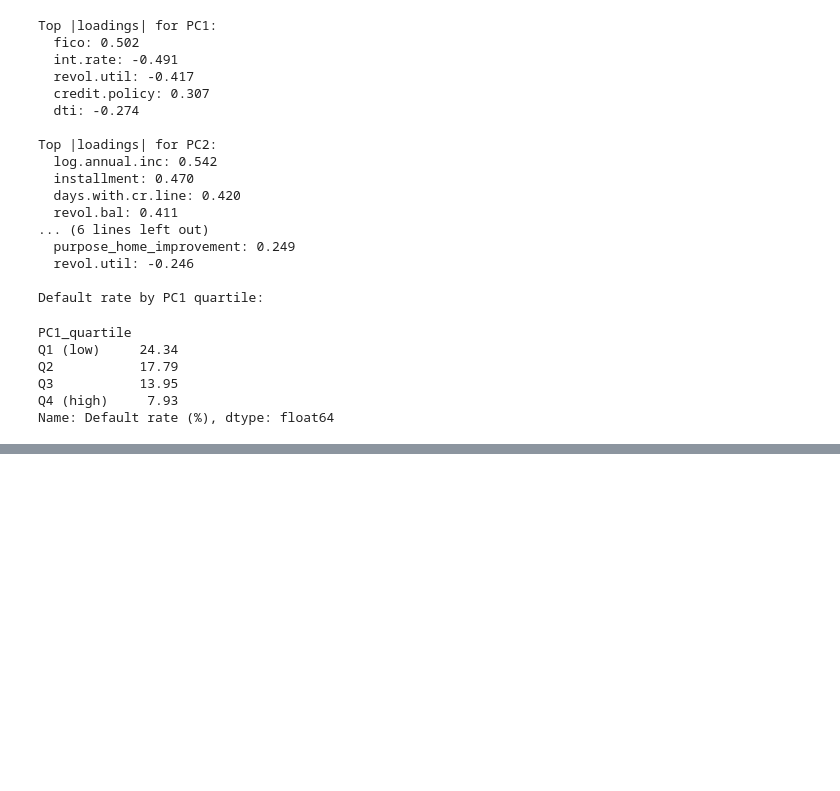
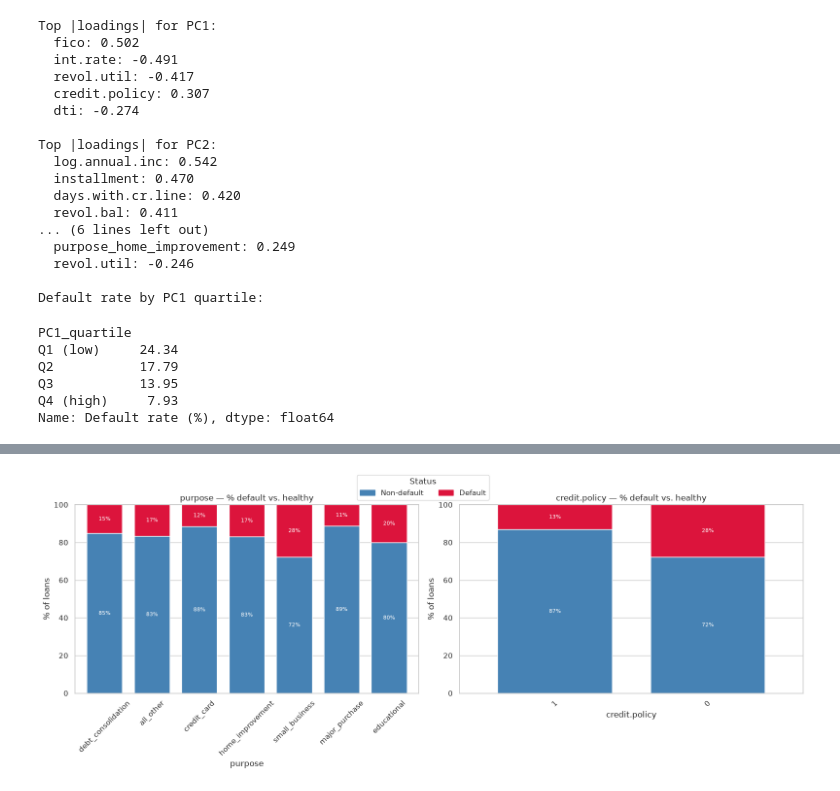
Before and after one commit to JLaniado/credit_ete_analysis, a Jupyter notebook: notebooks/Credit_Default_EDA_PCA.ipynb, the cells around one changed output, grey strips where cells are left out. Saved outputs shown, nothing was run; the diff lists cells and outputs as text; code cells hidden in the pictures; blank space fills up the shorter version.

```diff
--- a/notebooks/Credit_Default_EDA_PCA.ipynb
+++ b/notebooks/Credit_Default_EDA_PCA.ipynb
@@ -386,0 +441,30 @@ Name: Default rate (%), dtype: float64
+# %%
+def plot_100pct_stacked(ax, series, default, title, xlabel, order=None):
+    tab = pd.crosstab(series, default, normalize='index') * 100
+    if order is not None:
+        tab = tab.reindex(order)
+    tab = tab.rename(columns=default_labels)
+    tab[[default_labels[0], default_labels[1]]].plot(
+        kind='bar', stacked=True, ax=ax,
+        color=[default_palette[0], default_palette[1]], width=0.75, legend=False)
+    ax.set_title(title)
+    ax.set_xlabel(xlabel)
+    ax.set_ylabel('% of loans')
+    ax.set_ylim(0, 100)
+    ax.tick_params(axis='x', rotation=45)
+    for container in ax.containers:
+        labels = [f'{v:.0f}%' if v >= 5 else '' for v in container.datavalues]
+        ax.bar_label(container, labels=labels, label_type='center', fontsize=8, color='white')
+
+fig, axes = plt.subplots(1, len(split_categorical_cols), figsize=(16, 6))
+for ax, col in zip(axes, split_categorical_cols):
+    order = df[col].value_counts().index
+    plot_100pct_stacked(ax, df[col], df['default'], f'{col} — % default vs. healthy', col, order=order)
+handles = [plt.Rectangle((0,0),1,1, color=default_palette[k]) for k in (0,1)]
+fig.legend(handles, [default_labels[0], default_labels[1]], title='Status', loc='upper center',
+           bbox_to_anchor=(0.5, 1.05), ncol=2)
+plt.tight_layout()
+plt.savefig('../output/categorical_normalized_by_default.png', dpi=150, bbox_inches='tight')
+plt.show()
+# %% [output]
+[figure, added]
```
Also changed, not shown: parts of 6 cells of this notebook, 5 other files.
